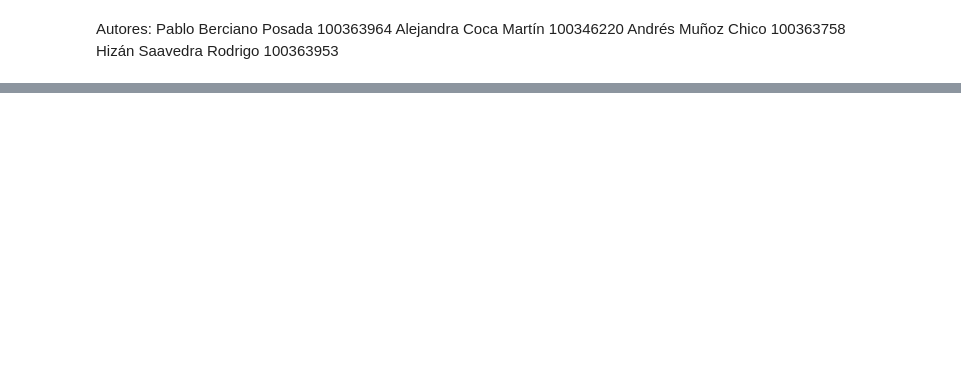
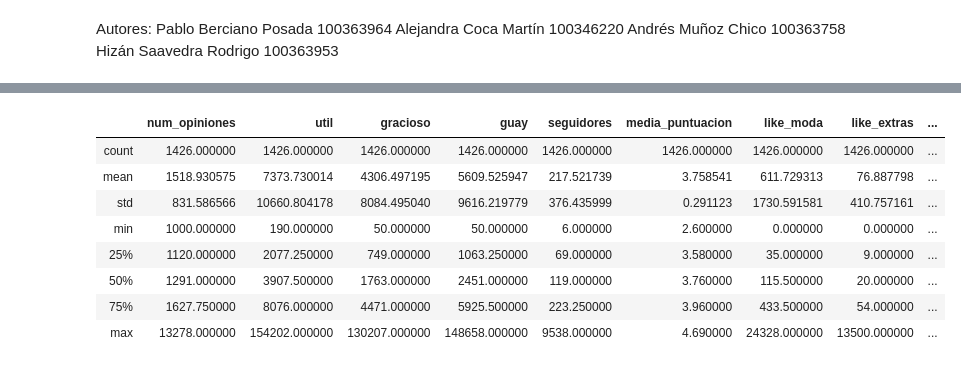
Before and after one commit to pablobp1998/Desafio-Final-AD, a Jupyter notebook: desafio_final_ad.ipynb, the cells around one changed output, grey strips where cells are left out. Cells and saved outputs as stored; diff of their text form; code cells hidden in the pictures; blank space fills up the shorter version.

```diff
--- a/desafio_final_ad.ipynb
+++ b/desafio_final_ad.ipynb
@@ -16,0 +82,14 @@ df.head(3)
+# %%
+dataset_top = df[ df['num_opiniones'] >= 1000]
+dataset_top1 = dataset_top[ dataset_top['seguidores']>=100]
+dataset_top.describe()
+# %% [output]
+|  | num_opiniones | util | gracioso | guay | seguidores | media_puntuacion | like_moda | like_extras | ... |
+| count | 1426.000000 | 1426.000000 | 1426.000000 | 1426.000000 | 1426.000000 | 1426.000000 | 1426.000000 | 1426.000000 | ... |
+| mean | 1518.930575 | 7373.730014 | 4306.497195 | 5609.525947 | 217.521739 | 3.758541 | 611.729313 | 76.887798 | ... |
+| std | 831.586566 | 10660.804178 | 8084.495040 | 9616.219779 | 376.435999 | 0.291123 | 1730.591581 | 410.757161 | ... |
+| min | 1000.000000 | 190.000000 | 50.000000 | 50.000000 | 6.000000 | 2.600000 | 0.000000 | 0.000000 | ... |
+| 25% | 1120.000000 | 2077.250000 | 749.000000 | 1063.250000 | 69.000000 | 3.580000 | 35.000000 | 9.000000 | ... |
+| 50% | 1291.000000 | 3907.500000 | 1763.000000 | 2451.000000 | 119.000000 | 3.760000 | 115.500000 | 20.000000 | ... |
+| 75% | 1627.750000 | 8076.000000 | 4471.000000 | 5925.500000 | 223.250000 | 3.960000 | 433.500000 | 54.000000 | ... |
+| max | 13278.000000 | 154202.000000 | 130207.000000 | 148658.000000 | 9538.000000 | 4.690000 | 24328.000000 | 13500.000000 | ... |
```
Also changed, not shown: parts of 12 cells of this notebook.
